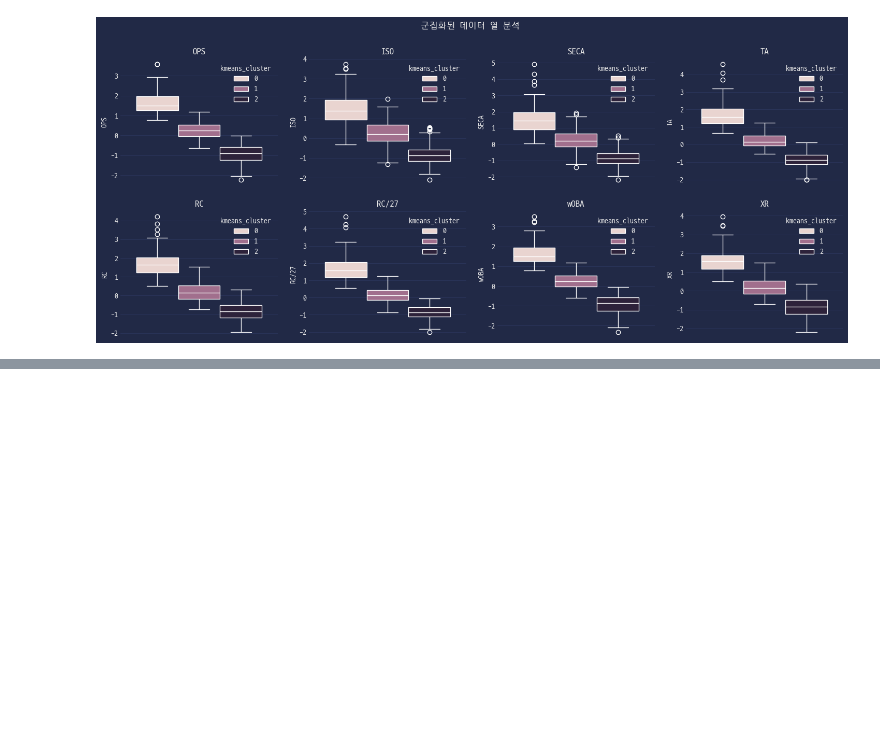
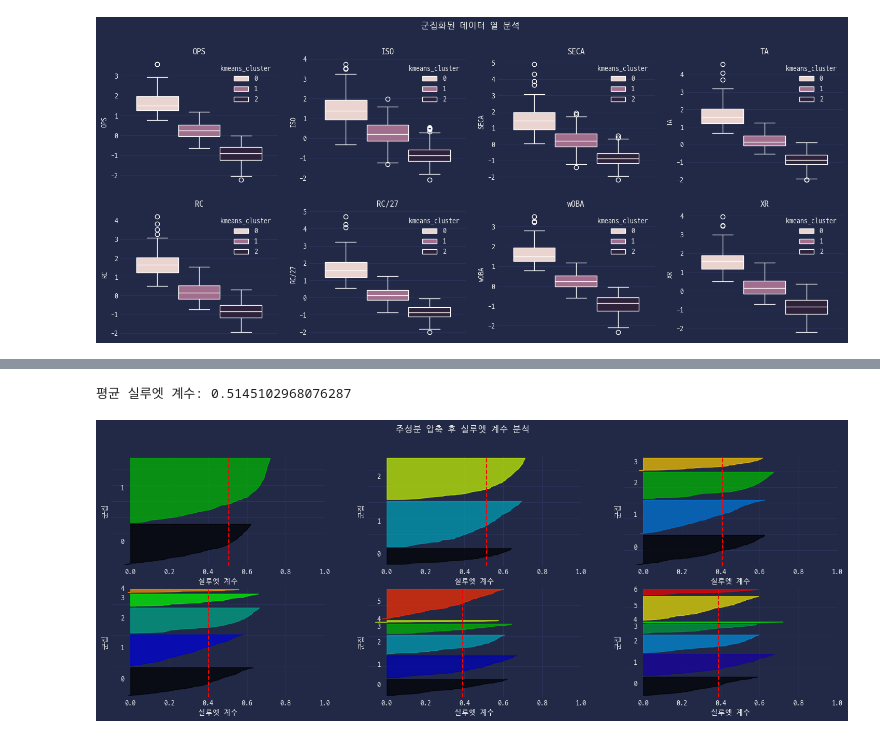
Before and after one commit to zer0ken/ms-ai-school, a Jupyter notebook: baseball/22_군집화_프로야구_실습.ipynb, the cells around one changed output, grey strips where cells are left out. Drawn from its saved outputs; the diff is of its cells as text; code cells hidden in the pictures; blank space fills up the shorter version.

```diff
--- a/baseball/22_군집화_프로야구_실습.ipynb
+++ b/baseball/22_군집화_프로야구_실습.ipynb
@@ -258,0 +314,16 @@ plt.show()
+# %%
+# 실루엣 분석
+print(f'평균 실루엣 계수: {silhouette_score(principal_components, kmeans_cluster)}')
+
+fig, ax = plt.subplots(2, 3)
+fig.set_size_inches(18, 6)
+for k in range(2, 8):
+    ax_k = ax[(k - 2) // 3][(k - 2) % 3]
+    ax_k.tick_params('y', labelleft=False)
+    silhouette_plot(principal_components, k, ax_k)
+
+fig.suptitle('주성분 압축 후 실루엣 계수 분석')
+plt.show()
+# %% [output]
+평균 실루엣 계수: 0.5145102968076287
+[figure, added]
```
Also changed, not shown: parts of 16 cells of this notebook, 2 other files.
